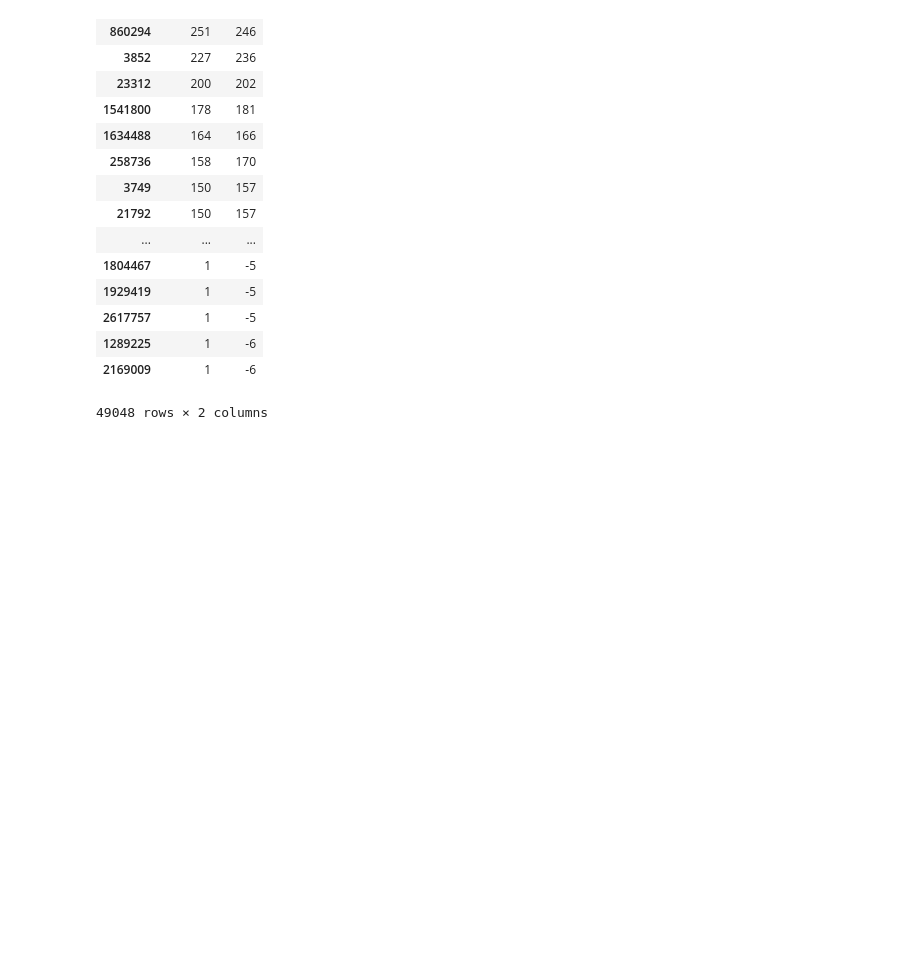
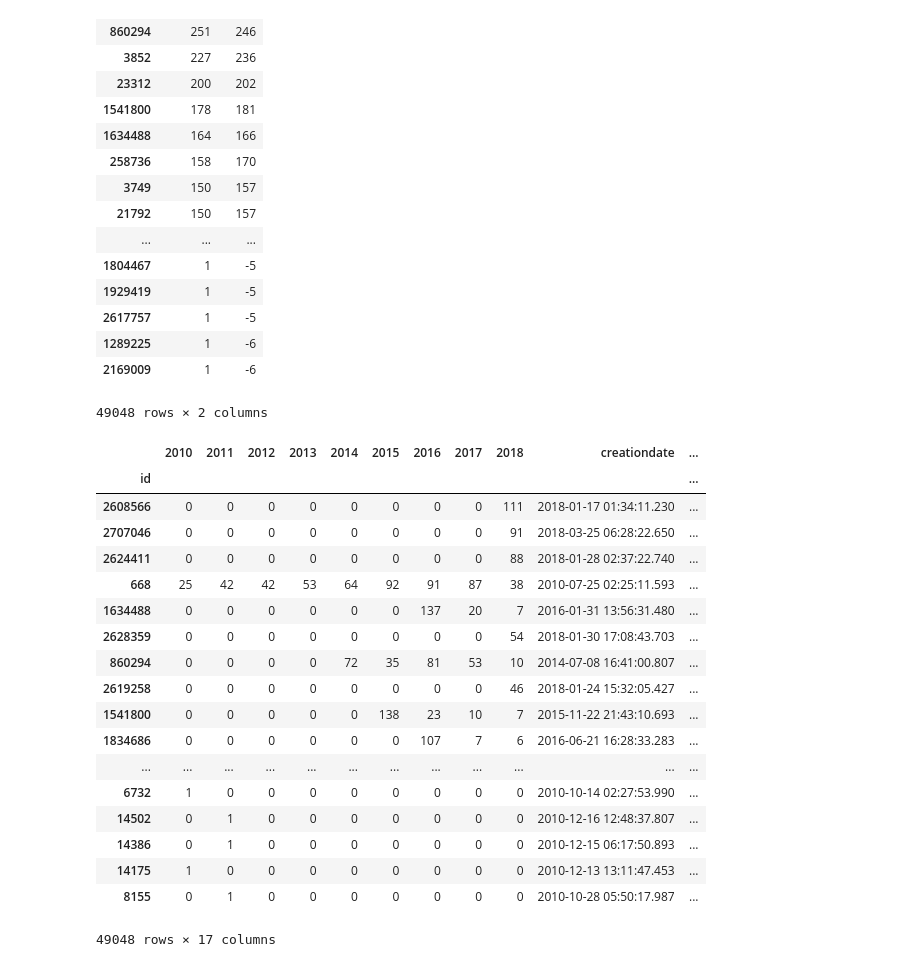
Before and after one commit to charlieanna/coop, a Jupyter notebook: question_comparison.ipynb, the cells around one changed output. Drawn from its saved outputs; the diff is of its cells as text; code cells hidden in the pictures; blank space fills up the shorter version.

Commit message:
calcualtes slopes as total votes divided by the number of years it took to reach here

```diff
--- a/question_comparison.ipynb
+++ b/question_comparison.ipynb
@@ -478,3 +463,29 @@ linear_algebra.sort_values(['upvotes', 'score'], ascending=False)[["upvotes","sc
 49048 rows × 2 columns
 # %%
 # for the above need to calculate slope.
+linear_algebra['starting_year'] = linear_algebra['creationdate'].dt.year
+linear_algebra['diff_year'] = 2018 - linear_algebra['starting_year'] + 1
+# %%
+linear_algebra['slope'] = linear_algebra['upvotes']/linear_algebra['diff_year']
+# %%
+linear_algebra.sort_values('slope', ascending=False)
+# %% [output]
+|  | 2010 | 2011 | 2012 | 2013 | 2014 | 2015 | 2016 | 2017 | 2018 | creationdate | ... |
+| id |  |  |  |  |  |  |  |  |  |  | ... |
+| 2608566 | 0 | 0 | 0 | 0 | 0 | 0 | 0 | 0 | 111 | 2018-01-17 01:34:11.230 | ... |
+| 2707046 | 0 | 0 | 0 | 0 | 0 | 0 | 0 | 0 | 91 | 2018-03-25 06:28:22.650 | ... |
+| 2624411 | 0 | 0 | 0 | 0 | 0 | 0 | 0 | 0 | 88 | 2018-01-28 02:37:22.740 | ... |
+| 668 | 25 | 42 | 42 | 53 | 64 | 92 | 91 | 87 | 38 | 2010-07-25 02:25:11.593 | ... |
+| 1634488 | 0 | 0 | 0 | 0 | 0 | 0 | 137 | 20 | 7 | 2016-01-31 13:56:31.480 | ... |
+| 2628359 | 0 | 0 | 0 | 0 | 0 | 0 | 0 | 0 | 54 | 2018-01-30 17:08:43.703 | ... |
+| 860294 | 0 | 0 | 0 | 0 | 72 | 35 | 81 | 53 | 10 | 2014-07-08 16:41:00.807 | ... |
+| 2619258 | 0 | 0 | 0 | 0 | 0 | 0 | 0 | 0 | 46 | 2018-01-24 15:32:05.427 | ... |
+| 1541800 | 0 | 0 | 0 | 0 | 0 | 138 | 23 | 10 | 7 | 2015-11-22 21:43:10.693 | ... |
+| 1834686 | 0 | 0 | 0 | 0 | 0 | 0 | 107 | 7 | 6 | 2016-06-21 16:28:33.283 | ... |
+| ... | ... | ... | ... | ... | ... | ... | ... | ... | ... | ... | ... |
+| 6732 | 1 | 0 | 0 | 0 | 0 | 0 | 0 | 0 | 0 | 2010-10-14 02:27:53.990 | ... |
+| 14502 | 0 | 1 | 0 | 0 | 0 | 0 | 0 | 0 | 0 | 2010-12-16 12:48:37.807 | ... |
+| 14386 | 0 | 1 | 0 | 0 | 0 | 0 | 0 | 0 | 0 | 2010-12-15 06:17:50.893 | ... |
+| 14175 | 1 | 0 | 0 | 0 | 0 | 0 | 0 | 0 | 0 | 2010-12-13 13:11:47.453 | ... |
+| 8155 | 0 | 1 | 0 | 0 | 0 | 0 | 0 | 0 | 0 | 2010-10-28 05:50:17.987 | ... |
+49048 rows × 17 columns
```
Also changed, not shown: parts of 9 cells of this notebook.
